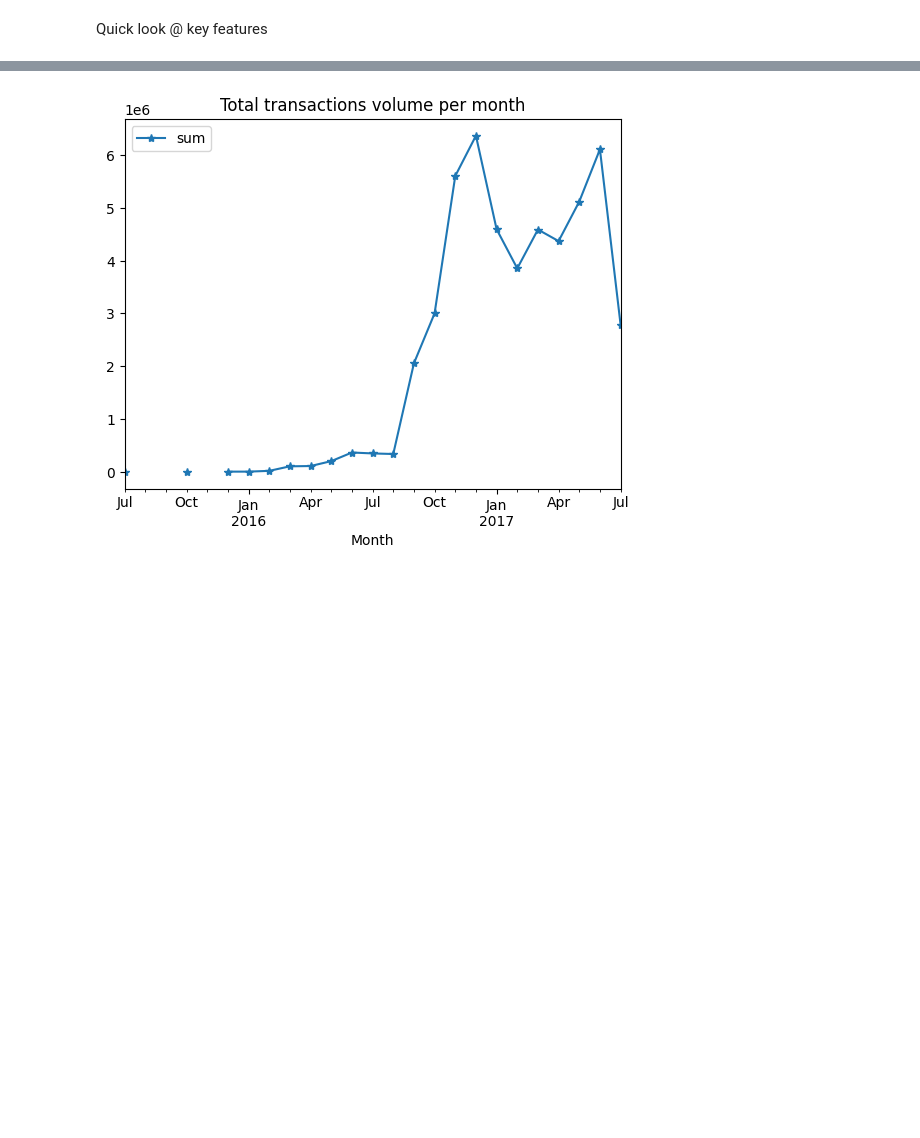
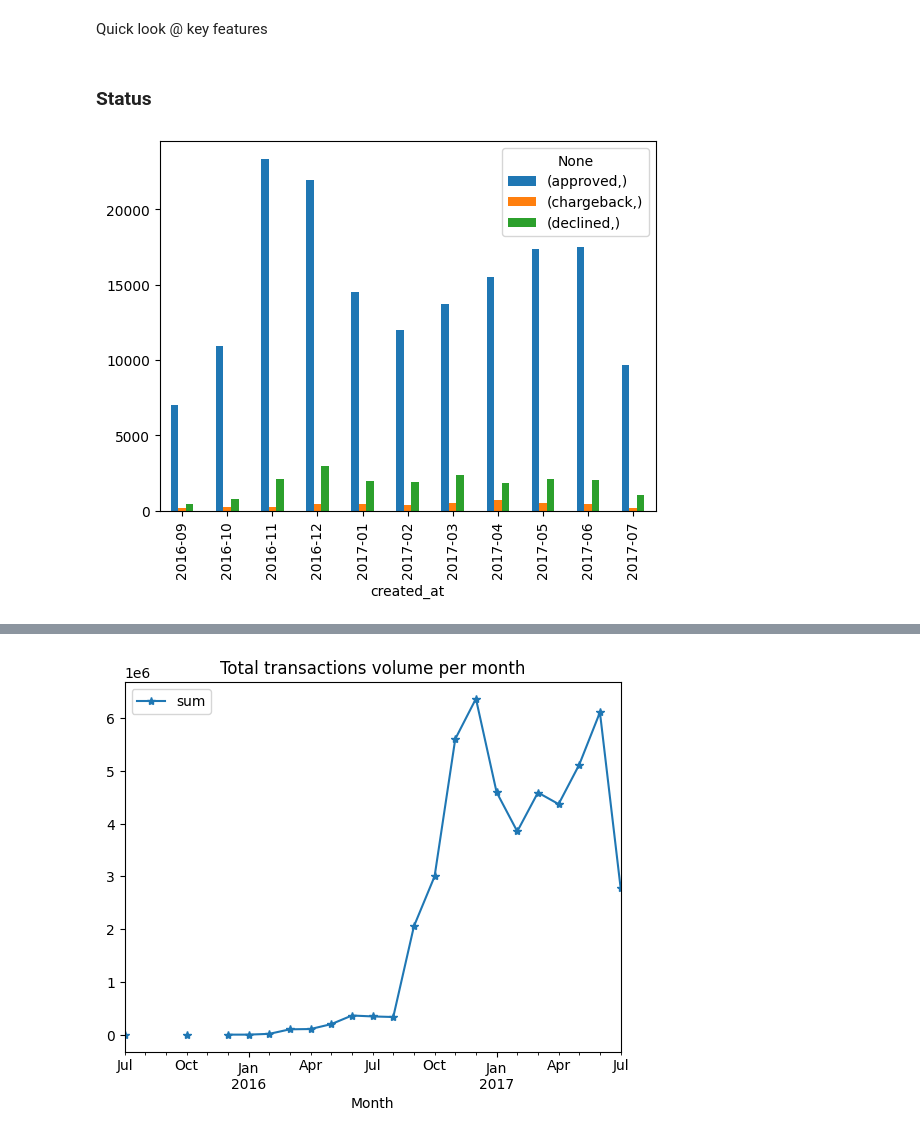
Before and after one commit to yuvalorsher/Riskified-fraud-detection, a Jupyter notebook: EDA.ipynb, the cells around one changed output, grey strips where cells are left out. Cells and saved outputs as stored; diff of their text form; code cells hidden in the pictures; blank space fills up the shorter version.

```diff
--- a/EDA.ipynb
+++ b/EDA.ipynb
@@ -456,3 +456,18 @@ Ages will correlate a lot more if we drop age=0
 ## Trends
 # %% [markdown]
 Quick look @ key features
+# %% [markdown]
+### Status
+# %%
+status_over_time = agg_over_time_per_group(
+        df=temporally_filtered,
+        date_col=DATE_COL,
+        agg_col='order_id',
+        groupby_cols=['status'],
+        freq='M',
+        agg_func='count',
+        is_add_missing_periods=False,
+)
+status_over_time.plot.bar();
+# %% [output]
+[figure, added]
```
Also changed, not shown: parts of 8 cells of this notebook.
